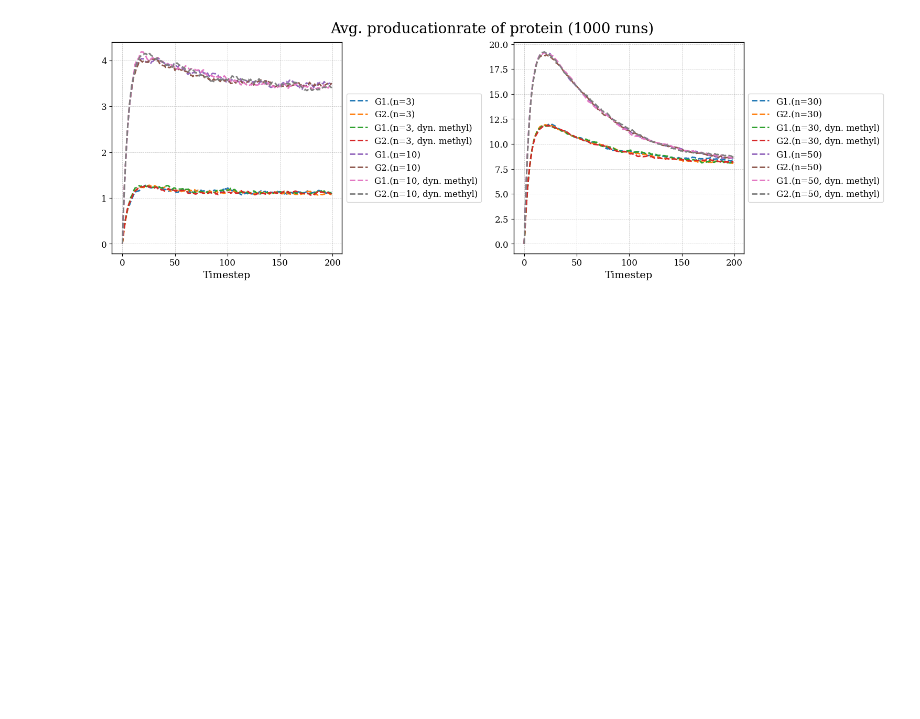
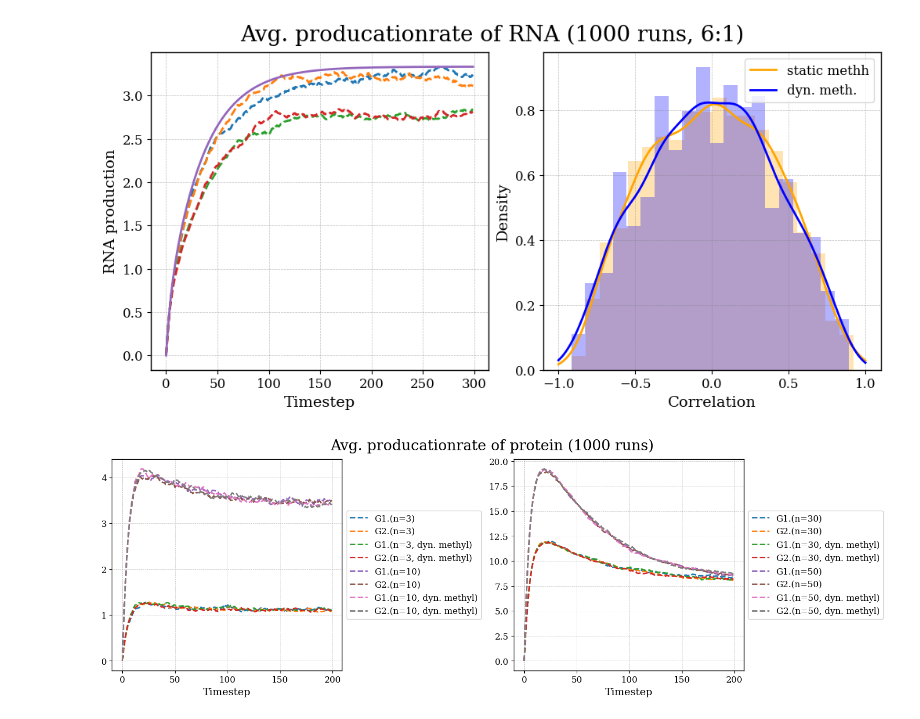
Before and after one commit to RicemanBoy/trafficRNA, a Jupyter notebook: trafficRNA.ipynb, the cells around one changed output. Cells and saved outputs as stored; diff of their text form; code cells hidden in the pictures; blank space fills up the shorter version.

```diff
--- a/trafficRNA.ipynb
+++ b/trafficRNA.ipynb
@@ -263,3 +267,32 @@ plt.show()
+# %%
+fig, (ax1,ax2) = plt.subplots(1,2,figsize=(10,5))
+
+ax1.plot(time, avg1, label="G1.(n={})".format(n), linestyle="--")
+ax1.plot(time, avg2, label="G2.(n={})".format(n), linestyle="--")
+
+ax1.plot(time, avg1m, label="G1.(n={}), dyn. meth.".format(n), linestyle="--")
+ax1.plot(time, avg2m, label="G2.(n={}), dyn. meth.".format(n), linestyle="--")
+
+ax1.plot(x,y, label="Analytic solution")
+
+ax1.set_xlabel("Timestep")
+ax1.set_ylabel("RNA production")
+
+ax2.hist(corr1, density=True, bins=20, alpha=0.3, color="orange")
+ax2.hist(corrm1, density=True, bins=20, alpha=0.3, color="blue")
+ax2.plot(xx, kde(xx), label="static methh", color="orange")
+ax2.plot(xx, kde_m(xx), label="dyn. meth.", color="blue")
+ax2.set_xlabel("Correlation")
+ax2.set_ylabel("Density")
+
+# ax1.set_title("Avg. producationrate of protein (1000 shots)")
+# ax2.set_title("Avg. producationrate of protein (1000 shots)")
+plt.suptitle("Avg. producationrate of RNA (1000 runs, 6:1)", fontsize=20)
+plt.legend()
+#plt.savefig("figures/rna7.png", dpi = 300)
+plt.show()
+# %% [output]
+[figure, added]
 # %%
 n = 50
 
```
Also changed, not shown: parts of 3 cells of this notebook, 12 other files.
